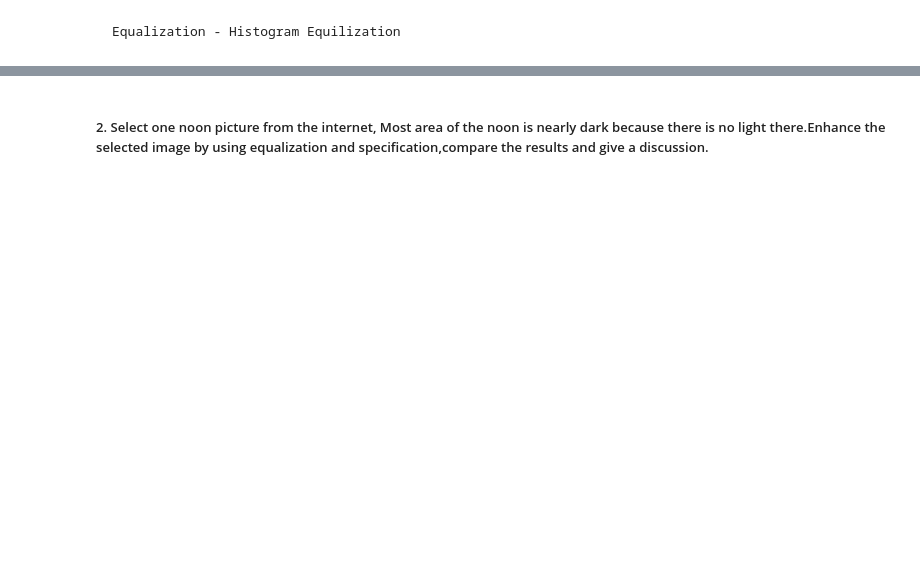
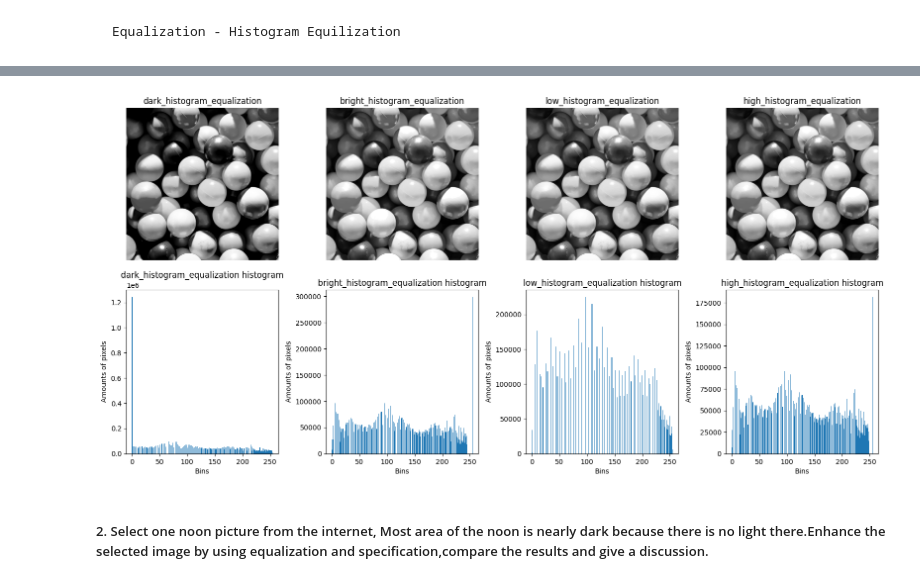
Before and after one commit to kappa0106/Histogram-Equalization-and-Specification, a Jupyter notebook: main.ipynb, the cells around one changed output, grey strips where cells are left out. Saved outputs shown, nothing was run; the diff lists cells and outputs as text; code cells hidden in the pictures; blank space fills up the shorter version.

Commit message:
Complete Equalization & Specification

```diff
--- a/main.ipynb
+++ b/main.ipynb
@@ -223,15 +144,17 @@ plt.show()
     Equalization - Histogram Equilization
 # %%
 # Declare the Histogram Equalization function
-def histogram_equilization(img):
+def histogram_equalization(img):
     hist, bins = np.histogram(img.flatten(), 256, [0, 256])
     cum_hist = np.cumsum(hist)
-    cum_hist_normalized = cum_hist / float(cum_hist.max())
-    lut = np.round((256 - 1) * cum_hist_normalized)
+    cum_hist_normalized = cum_hist * float(hist.max()) / cum_hist.max()
+    cdf_m = np.ma.masked_equal(cum_hist,0)
+    cdf_m = (cdf_m - cdf_m.min())*255/(cdf_m.max()-cdf_m.min())
+    lut = np.ma.filled(cdf_m,0).astype('uint8')
     return lut[img]
 # %%
 # Apply histogram equalization to every image
-he_dark = histogram_equilization(dark)
-he_bright = histogram_equilization(bright)
-he_low = histogram_equilization(con_low)
-he_high = histogram_equilization(con_high)
+dark_histogram_equalization = histogram_equalization(dark)
+bright_histogram_equalization = histogram_equalization(bright)
+low_histogram_equalization = histogram_equalization(low_contrast)
+high_histogram_equalization = histogram_equalization(high_contrast)
@@ -303,2 +161,6 @@ plt.show()
+# %%
+output_four('histogram equalization images',dark_histogram_equalization, bright_histogram_equalization, low_histogram_equalization, high_histogram_equalization)
+# %% [output]
+[figure, added]
 # %% [markdown]
 ##### 2. Select one noon picture from the internet, Most area of the noon is nearly dark because there is no light there.Enhance the selected image by using equalization and specification,compare the results and give a discussion.
```
Also changed, not shown: parts of 26 cells of this notebook, 10 other files.
